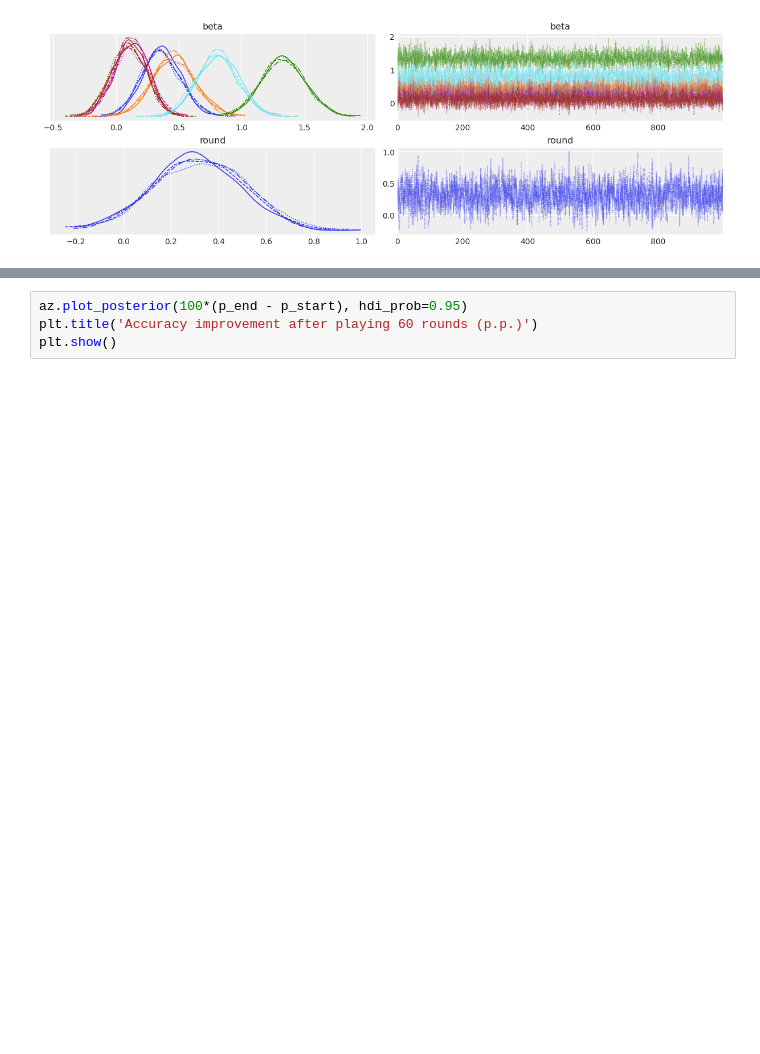
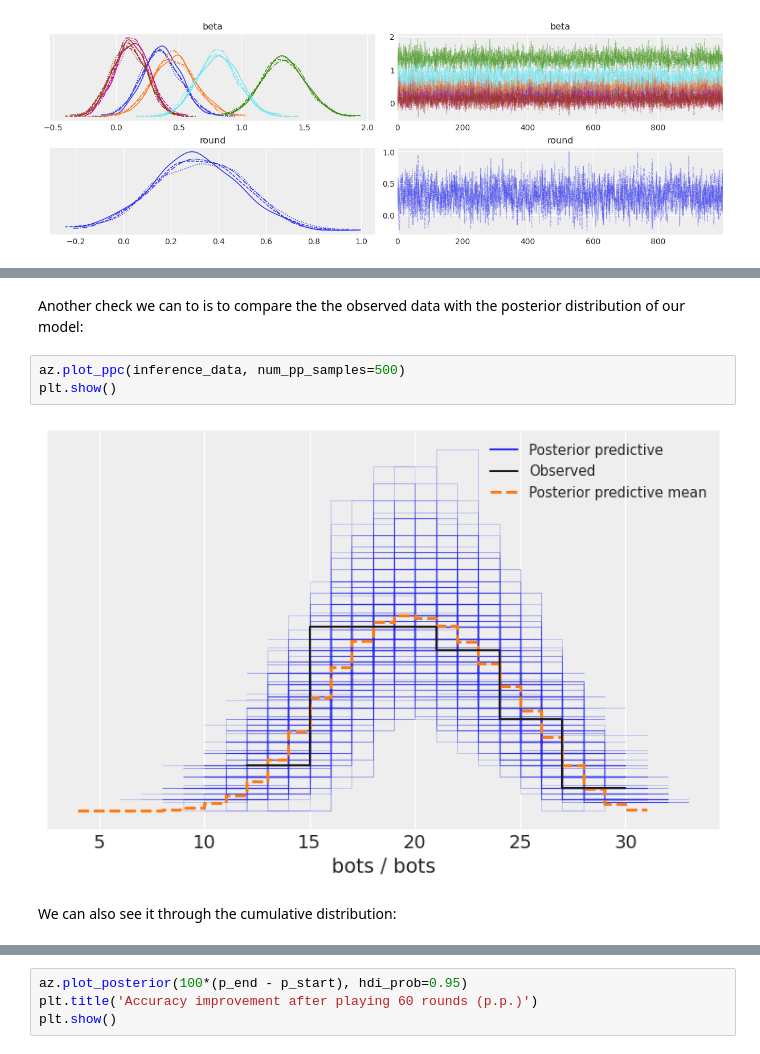
Before and after one commit to Sorkanius/articles, a Jupyter notebook: bayesian_valorant_aim/bayesian_valorant_aim.ipynb, the cells around one changed output, grey strips where cells are left out. Saved outputs shown, nothing was run; the diff lists cells and outputs as text; blank space fills up the shorter version.

```diff
--- a/bayesian_valorant_aim/bayesian_valorant_aim.ipynb
+++ b/bayesian_valorant_aim/bayesian_valorant_aim.ipynb
@@ -197,0 +195,9 @@ az.plot_ppc(inference_data, num_pp_samples=100, kind='cumulative')
+# %% [markdown]
+Another check we can to is to compare the the observed data with the posterior distribution of our model:
+# %%
+az.plot_ppc(inference_data, num_pp_samples=500)
+plt.show()
+# %% [output]
+[figure, added]
+# %% [markdown]
+We can also see it through the cumulative distribution:
```
Also changed, not shown: parts of 38 cells of this notebook.
